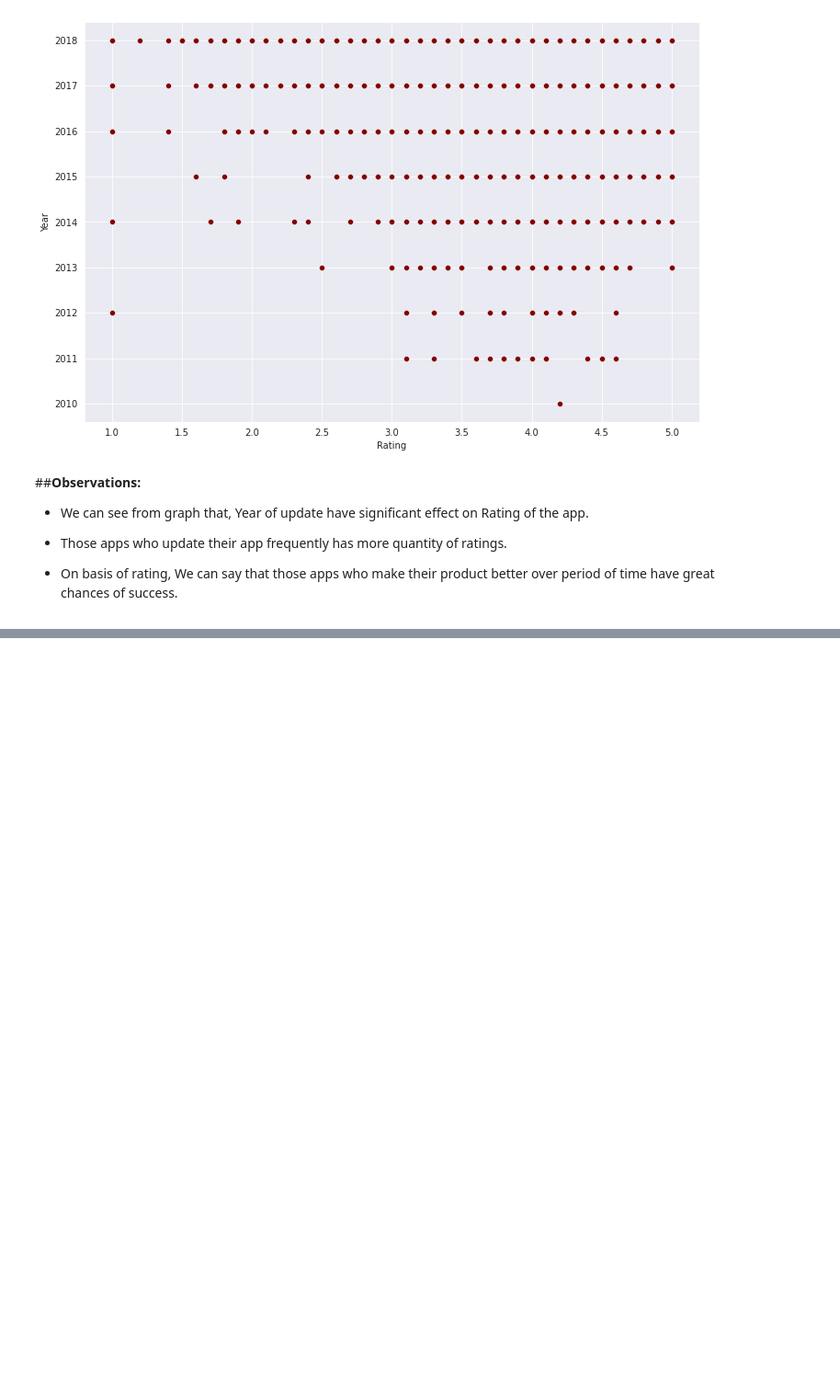
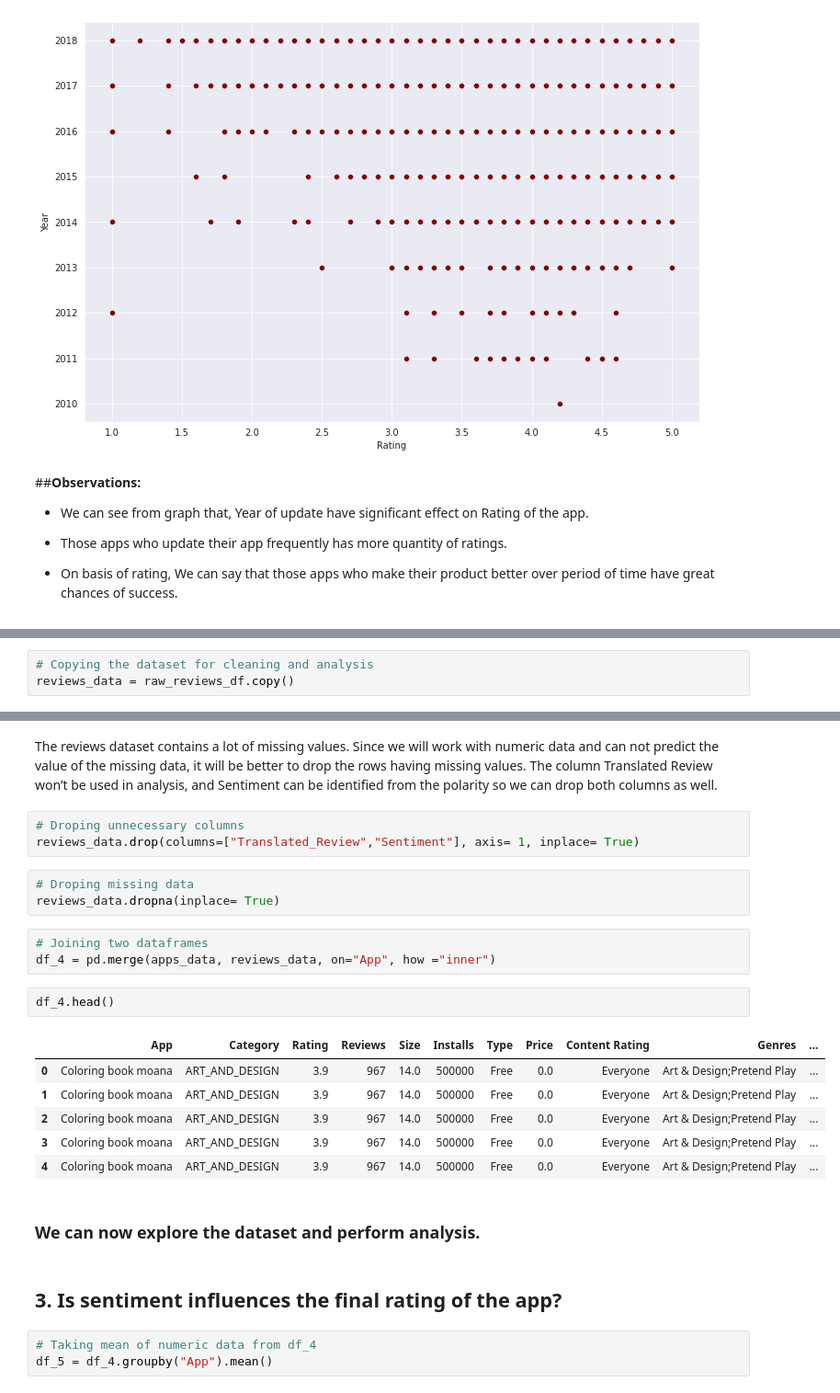
Before and after one commit to harishgawade1999/Playstore-App-Review-Analysis-, a Jupyter notebook: Harish_Play_Store_App_Review_Analysis_Capstone_Project.ipynb, the cells around one changed output, grey strips where cells are left out. Shown: that part at 92% size. Cells and saved outputs as stored; diff of their text form; blank space fills up the shorter version.

```diff
--- a/Harish_Play_Store_App_Review_Analysis_Capstone_Project.ipynb
+++ b/Harish_Play_Store_App_Review_Analysis_Capstone_Project.ipynb
@@ -421,0 +430,3 @@ sns.scatterplot(x="Rating", y="Year", data=apps_data,color='maroon')
+# %%
+# Copying the dataset for cleaning and analysis
+reviews_data = raw_reviews_df.copy()
@@ -421,0 +479,28 @@ sns.scatterplot(x="Rating", y="Year", data=apps_data,color='maroon')
+# %% [markdown]
+The reviews dataset contains a lot of missing values. Since we will work with numeric data and can not predict the value of the missing data, it will be better to drop the rows having missing values.
+The column Translated Review won’t be used in analysis, and Sentiment can be identified from the polarity so we can drop both columns as well.
+# %%
+# Droping unnecessary columns
+reviews_data.drop(columns=["Translated_Review","Sentiment"], axis= 1, inplace= True)
+# %%
+# Droping missing data
+reviews_data.dropna(inplace= True)
+# %%
+# Joining two dataframes
+df_4 = pd.merge(apps_data, reviews_data, on="App", how ="inner")
+# %%
+df_4.head()
+# %% [output]
+|  | App | Category | Rating | Reviews | Size | Installs | Type | Price | Content Rating | Genres | ... |
+| 0 | Coloring book moana | ART_AND_DESIGN | 3.9 | 967 | 14.0 | 500000 | Free | 0.0 | Everyone | Art & Design;Pretend Play | ... |
+| 1 | Coloring book moana | ART_AND_DESIGN | 3.9 | 967 | 14.0 | 500000 | Free | 0.0 | Everyone | Art & Design;Pretend Play | ... |
+| 2 | Coloring book moana | ART_AND_DESIGN | 3.9 | 967 | 14.0 | 500000 | Free | 0.0 | Everyone | Art & Design;Pretend Play | ... |
+| 3 | Coloring book moana | ART_AND_DESIGN | 3.9 | 967 | 14.0 | 500000 | Free | 0.0 | Everyone | Art & Design;Pretend Play | ... |
+| 4 | Coloring book moana | ART_AND_DESIGN | 3.9 | 967 | 14.0 | 500000 | Free | 0.0 | Everyone | Art & Design;Pretend Play | ... |
+# %% [markdown]
+### **We can now explore the dataset and perform analysis.**
+# %% [markdown]
+## 3. **Is sentiment influences the final rating of the app?**
+# %%
+# Taking mean of numeric data from df_4
+df_5 = df_4.groupby("App").mean()
```
Also changed, not shown: parts of 11 cells of this notebook.
